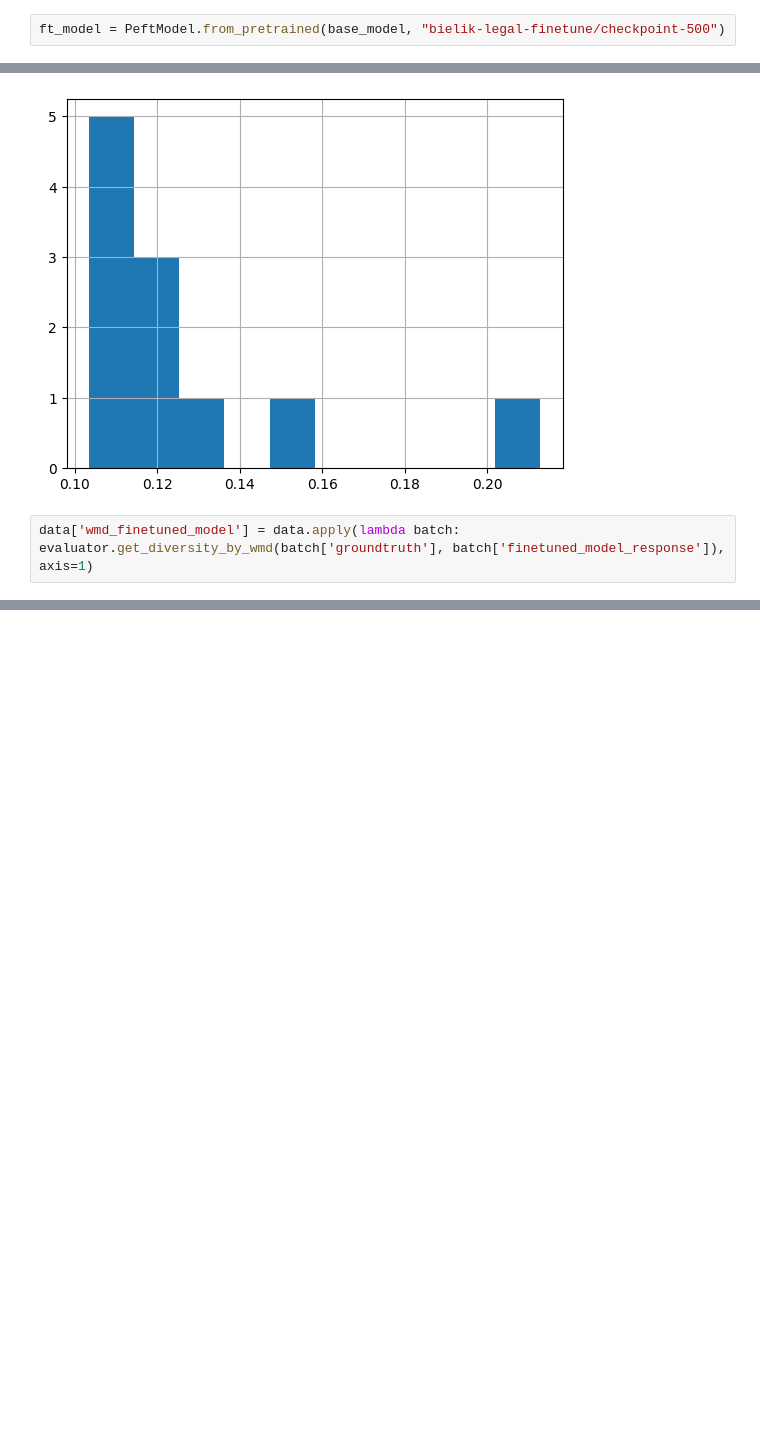
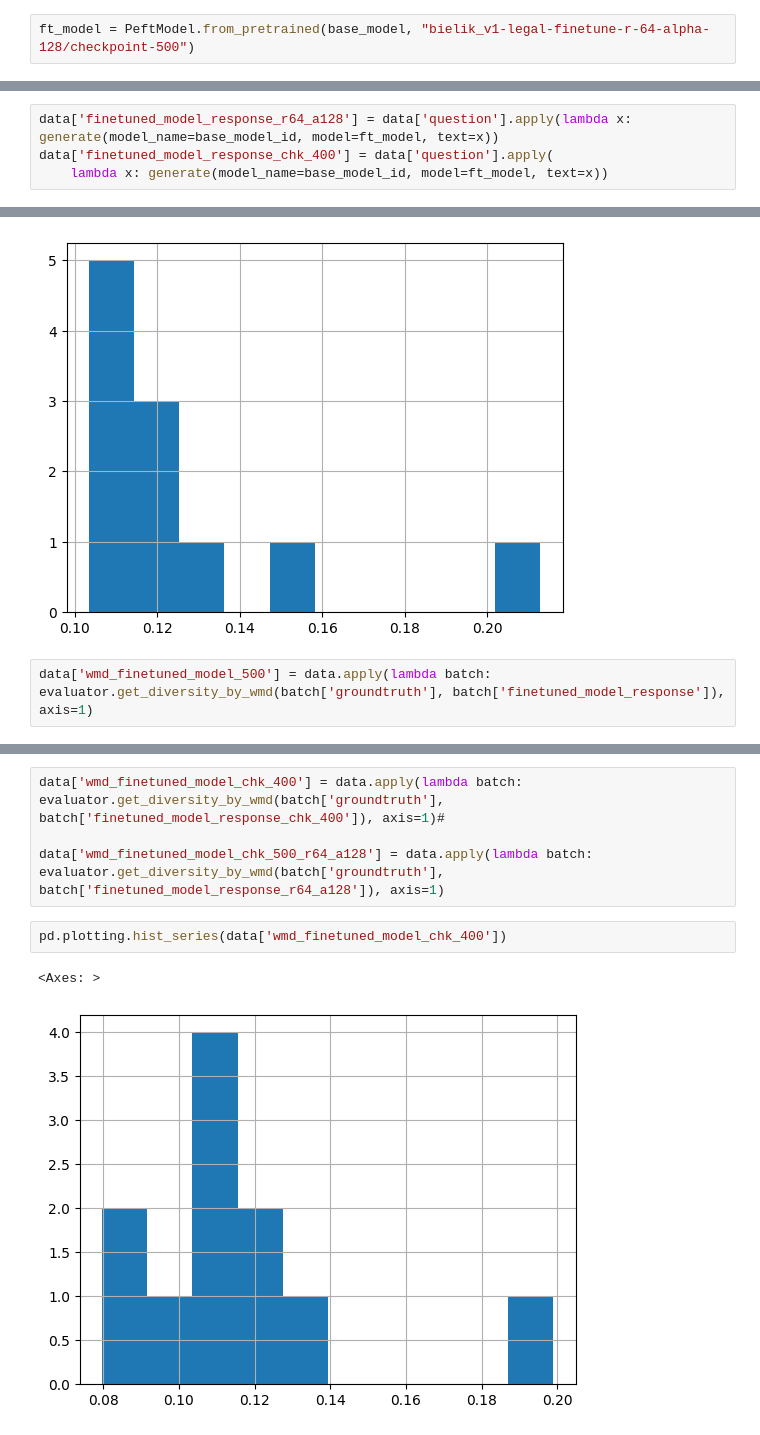
Before and after one commit to witold87/llm-bielik-ft-legal, a Jupyter notebook: src/llm-bielik-ft-fine-tuning-part-II.ipynb, the cells around one changed output, grey strips where cells are left out. Saved outputs shown, nothing was run; the diff lists cells and outputs as text; blank space fills up the shorter version.

Commit message:
Added model comparison at the end

```diff
--- a/src/llm-bielik-ft-fine-tuning-part-II.ipynb
+++ b/src/llm-bielik-ft-fine-tuning-part-II.ipynb
@@ -269,7 +258,7 @@ base_model = AutoModelForCausalLM.from_pretrained(
 # %%
 eval_tokenizer = AutoTokenizer.from_pretrained(base_model_id, add_bos_token=True, trust_remote_code=True)
 # %%
-ft_model = PeftModel.from_pretrained(base_model, "bielik-legal-finetune/checkpoint-500")
+ft_model = PeftModel.from_pretrained(base_model, "bielik_v1-legal-finetune-r-64-alpha-128/checkpoint-500")
 # %% [markdown]
 ## Fine-tuning evaluation
 As a final step, we will try to evaluate model answers by measuring the distance between base and fine-tuned model answers with the prepared groundtruth. For this task, we will use metrics created in first part of article when we measured distance for generated text using Word Mover Distance. In this case, we will enrich this comparison by introducing also well known metric - cosine similarity.
@@ -300,3 +290,7 @@ data.head()
 | 2 | Co oznacza wyraźna zgoda na dodat... | Wyraźną zgodę wyraża sam konsumen... | Co oznacza wyraźna zgoda na dodat... | Co oznacza wyraźna zgoda na dodat... |
 | 3 | Czy przedsiębiorca może dowolnie ... | Nie, przedsiębiorca nie może usta... | Czy przedsiębiorca może dowolnie ... | Czy przedsiębiorca może dowolnie ... |
 | 4 | Czy przy zakupie biletu do teatru... | Tak, przepisy ustawy o prawach ko... | Czy przy zakupie biletu do teatru... | Czy przy zakupie biletu do teatru... |
+# %%
+data['finetuned_model_response_r64_a128'] = data['question'].apply(lambda x: generate(model_name=base_model_id, model=ft_model, text=x))
+data['finetuned_model_response_chk_400'] = data['question'].apply(
+    lambda x: generate(model_name=base_model_id, model=ft_model, text=x))
@@ -310,5 +304,5 @@ pd.plotting.hist_series(data['wmd_base_model'])
 <Axes: >
 [figure]
 # %%
-data['wmd_finetuned_model'] = data.apply(lambda batch: evaluator.get_diversity_by_wmd(batch['groundtruth'], batch['finetuned_model_response']), axis=1)
+data['wmd_finetuned_model_500'] = data.apply(lambda batch: evaluator.get_diversity_by_wmd(batch['groundtruth'], batch['finetuned_model_response']), axis=1)
 # %%
@@ -316,3 +310,12 @@ pd.plotting.hist_series(data['wmd_finetuned_model'])
 # %% [output]
 <Axes: >
 [figure]
+# %%
+data['wmd_finetuned_model_chk_400'] = data.apply(lambda batch: evaluator.get_diversity_by_wmd(batch['groundtruth'], batch['finetuned_model_response_chk_400']), axis=1)#
+
+data['wmd_finetuned_model_chk_500_r64_a128'] = data.apply(lambda batch: evaluator.get_diversity_by_wmd(batch['groundtruth'], batch['finetuned_model_response_r64_a128']), axis=1)
+# %%
+pd.plotting.hist_series(data['wmd_finetuned_model_chk_400'])
+# %% [output]
+<Axes: >
+[figure, added]
```
Also changed, not shown: parts of 9 cells of this notebook.
